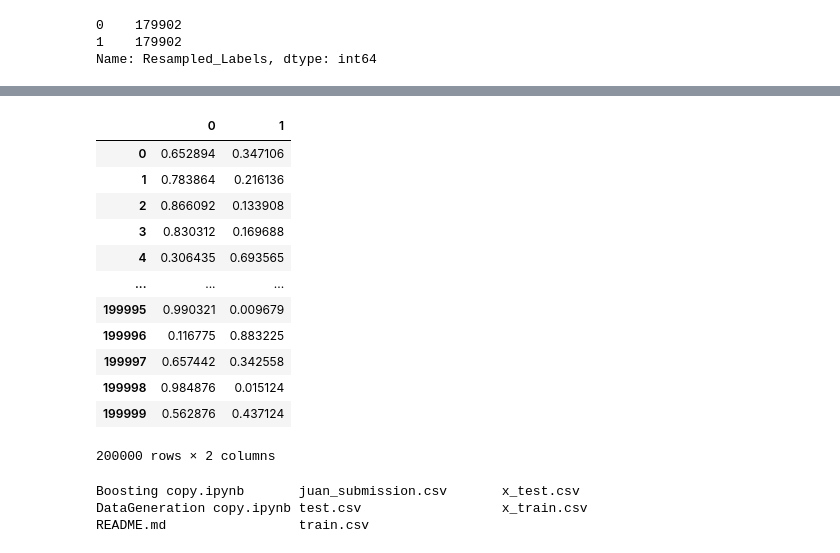
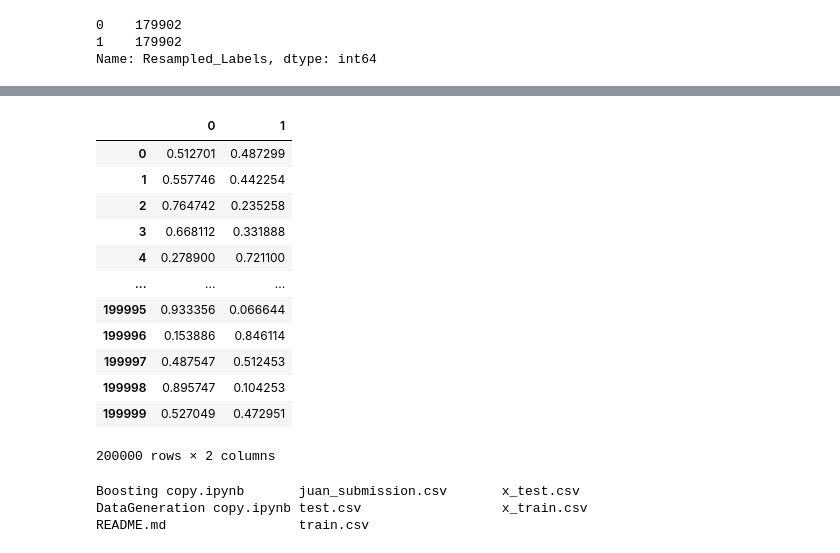
Before and after one commit to JCLMantilla/Santander-Transaction-Competition, a Jupyter notebook: Boosting copy.ipynb, the cells around one changed output, grey strips where cells are left out. Saved outputs shown, nothing was run; the diff lists cells and outputs as text; code cells hidden in the pictures.

```diff
--- a/Boosting copy.ipynb
+++ b/Boosting copy.ipynb
@@ -88,23 +90,23 @@ Name: Resampled_Labels, dtype: int64
 # %%
-"""initializes a histogram gradient boost classifier """
+"""initializes an instance of a gradient boosting classifier """
 def get_hgbc():
     hgbc=sklearn.ensemble.HistGradientBoostingClassifier(
-        #parameters
-        max_iter=1000,
-        validation_fraction=0.02,
-        max_depth=None,
+        #Hyper parameters
+        max_iter=100, #Trees to be build
+        early_stopping=True,
+        #validation_fraction=0.02,
         learning_rate=0.1,
+        warm_start=True,
+        #Metrics and overfitting
         loss='binary_crossentropy',
         l2_regularization=0.01,
         scoring='roc_auc',
-        max_leaf_nodes=40,
-        verbose=1
+        # Tree parameters
+        min_samples_leaf=120,
+        max_leaf_nodes=13,
+        max_depth=None,
+        #ETC
+        verbose=2
     )
     return hgbc
-
-
-
-"""Creates and fits model with the resampled data"""
-model1=get_hgbc()
-model1.fit(x_resampled, y_resampled, sample_weight=None)
-print('Training done!')
+model=get_hgbc()
@@ -128,0 +136,5 @@ Training done!
+# %%
+"""Creates and fits model with the resampled data"""
+
+model.fit(x_resampled, y_resampled, sample_weight=None)
+print('Training done!')
@@ -129,25 +159,25 @@ Training done!
 # %%
 """Let's make predictions with the model"""
 super_test_set=x_test[x_test.columns[1:]].to_numpy()
-predictions=model1.predict(super_test_set)
+predictions=model.predict(super_test_set)
 #TEST
-predictions_prob=model1.predict_proba(super_test_set)
+predictions_prob=model.predict_proba(super_test_set)
 predictions_prob=pd.DataFrame(predictions_prob)
 ######
 predictions_prob
 # %% [output]
 |  | 0 | 1 |
-| 0 | 0.652894 | 0.347106 |
-| 1 | 0.783864 | 0.216136 |
-| 2 | 0.866092 | 0.133908 |
-| 3 | 0.830312 | 0.169688 |
-| 4 | 0.306435 | 0.693565 |
+| 0 | 0.512701 | 0.487299 |
+| 1 | 0.557746 | 0.442254 |
+| 2 | 0.764742 | 0.235258 |
+| 3 | 0.668112 | 0.331888 |
+| 4 | 0.278900 | 0.721100 |
 | ... | ... | ... |
-| 199995 | 0.990321 | 0.009679 |
-| 199996 | 0.116775 | 0.883225 |
-| 199997 | 0.657442 | 0.342558 |
-| 199998 | 0.984876 | 0.015124 |
-| 199999 | 0.562876 | 0.437124 |
+| 199995 | 0.933356 | 0.066644 |
+| 199996 | 0.153886 | 0.846114 |
+| 199997 | 0.487547 | 0.512453 |
+| 199998 | 0.895747 | 0.104253 |
+| 199999 | 0.527049 | 0.472951 |
 200000 rows × 2 columns
 # %%
 
```
Also changed, not shown: parts of 13 cells of this notebook, 1 other file.
